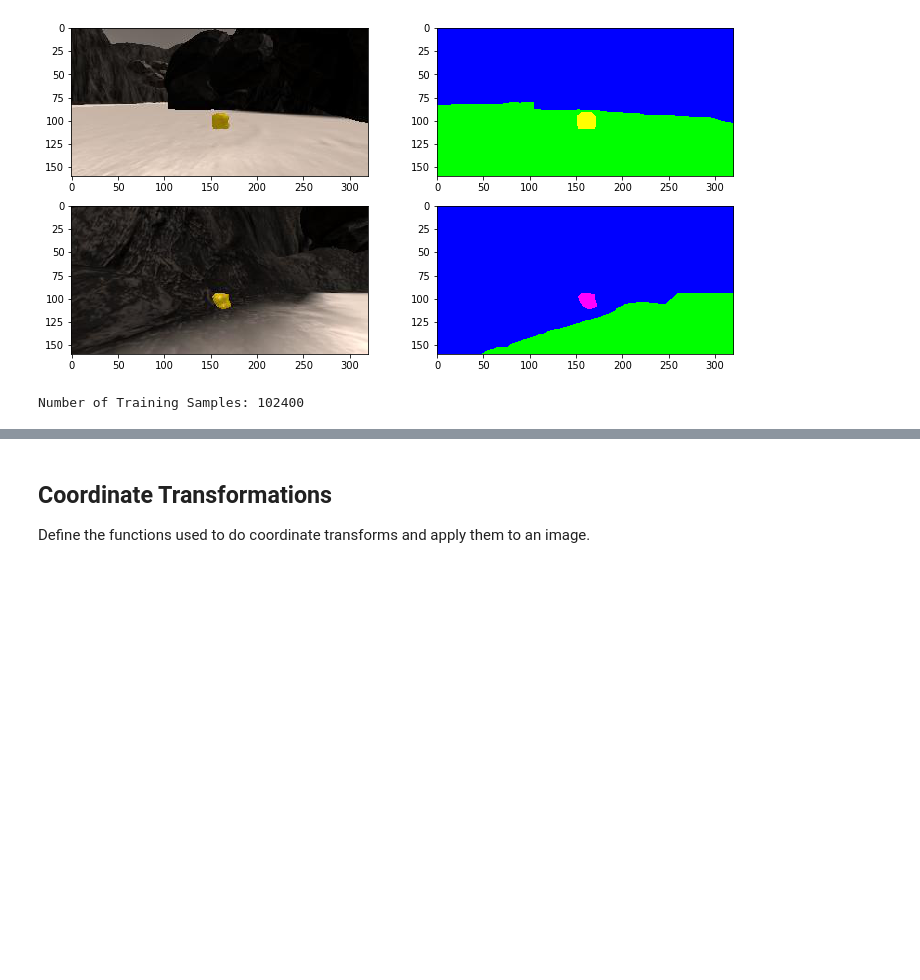
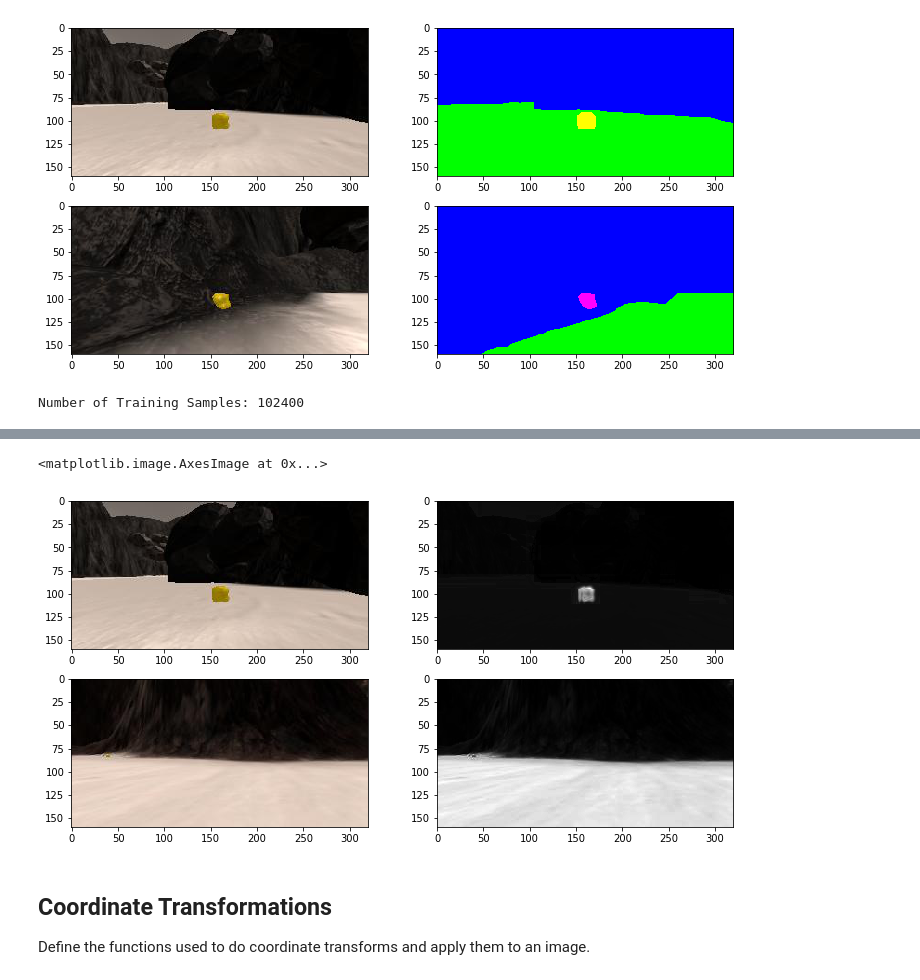
Before and after one commit to dimaga/RoboND-Rover-Project, a Jupyter notebook: code/Rover_Project_Test_Notebook.ipynb, the cells around one changed output, grey strips where cells are left out. Cells and saved outputs as stored; diff of their text form; code cells hidden in the pictures; blank space fills up the shorter version.

```diff
--- a/code/Rover_Project_Test_Notebook.ipynb
+++ b/code/Rover_Project_Test_Notebook.ipynb
@@ -264,3 +216,83 @@ plt.imshow(CLASSIFIER_NAVI.predict(IMAGE), cmap='gray')
+# %%
+# Prepare color classifiers
+from sklearn.naive_bayes import GaussianNB
+from sklearn.mixture import GaussianMixture
+
+
+class ClassifierNavi:
+    def __init__(self):
+        self.__cls = GaussianNB()
+        self.__cls.fit(TRAINING_X, TRAINING_NAVI)
+
+
+    def predict(self, img):
+        scores = self.__cls.predict_log_proba(img.reshape(-1, 3))
+        return (scores[:, 1] - scores[:, 0]).reshape(img.shape[:2])
+
+
+class ClassifierRocks:
+    def __init__(self):
+        x = TRAINING_X
+        y = TRAINING_ROCKS
+        self.__cls = GaussianMixture(random_state=0).fit(x[y])
+
+        # There are two Gaussians for background pixels expected: one belongs
+        # to the dark mountains and another to the sand pixels
+        means_init = np.array([[0.0, 0.0, 0.0], [255.0, 255.0, 255.0]])
+        self.__not_cls = GaussianMixture(2, random_state=0, means_init=means_init)
+        self.__not_cls.fit(x[~y])
+
+
+    def predict(self, img):
+        # Rocks are much rare than normal pixels, therefore, use the bias to tune
+        # up results of the GaussianMixture predictor and to exclude false positive
+        # results
+        bias = 15
+        x = img.reshape(-1, 3)
+
+        #
+        # Here we are subtracting logarithms of probability densities, not probabilities
+        # However, the result should be very similar as if we dealt with probabilities
+        #
+        # probability = integral(probability_density, [a, b]), which is approximately
+        # equal to (b - a) * probability_density if we assume that probability_density
+        # is approximately constant on some small interval [a, b]
+        #
+        # The multiplier (b - a) becomes a separate logarithm, which is the same for
+        # two terms, and it is cancelled out:
+        #
+        # log((b - a) * probability_density_cls) - log((b - a) * probability_density_not_cls)
+        #
+        # =>
+        #
+        # log(b - a) + log(probability_density_cls) - log(b - a) - log(probability_density_not_cls)
+        #
+        # =>
+        #
+        # log(probability_density_cls) - log(probability_density_not_cls)
+        #
+        s = self.__cls.score_samples(x) - self.__not_cls.score_samples(x) - bias
+        return s.reshape(img.shape[:2])
+
+
+CLASSIFIER_ROCKS = ClassifierRocks()
+CLASSIFIER_NAVI = ClassifierNavi()
+
+plt.figure(figsize=(12, 6))
+plt.subplot(221)
+plt.imshow(IMAGE_ROCK1)
+
+plt.subplot(222)
+plt.imshow(CLASSIFIER_ROCKS.predict(IMAGE_ROCK1), cmap='gray')
+
+plt.subplot(223)
+plt.imshow(IMAGE)
+
+plt.subplot(224)
+plt.imshow(CLASSIFIER_NAVI.predict(IMAGE), cmap='gray')
+# %% [output]
+<matplotlib.image.AxesImage at 0x...>
+[figure, added]
 # %% [markdown]
 ## Coordinate Transformations
 Define the functions used to do coordinate transforms and apply them to an image.
```
Also changed, not shown: parts of 10 cells of this notebook, 1 other file.
